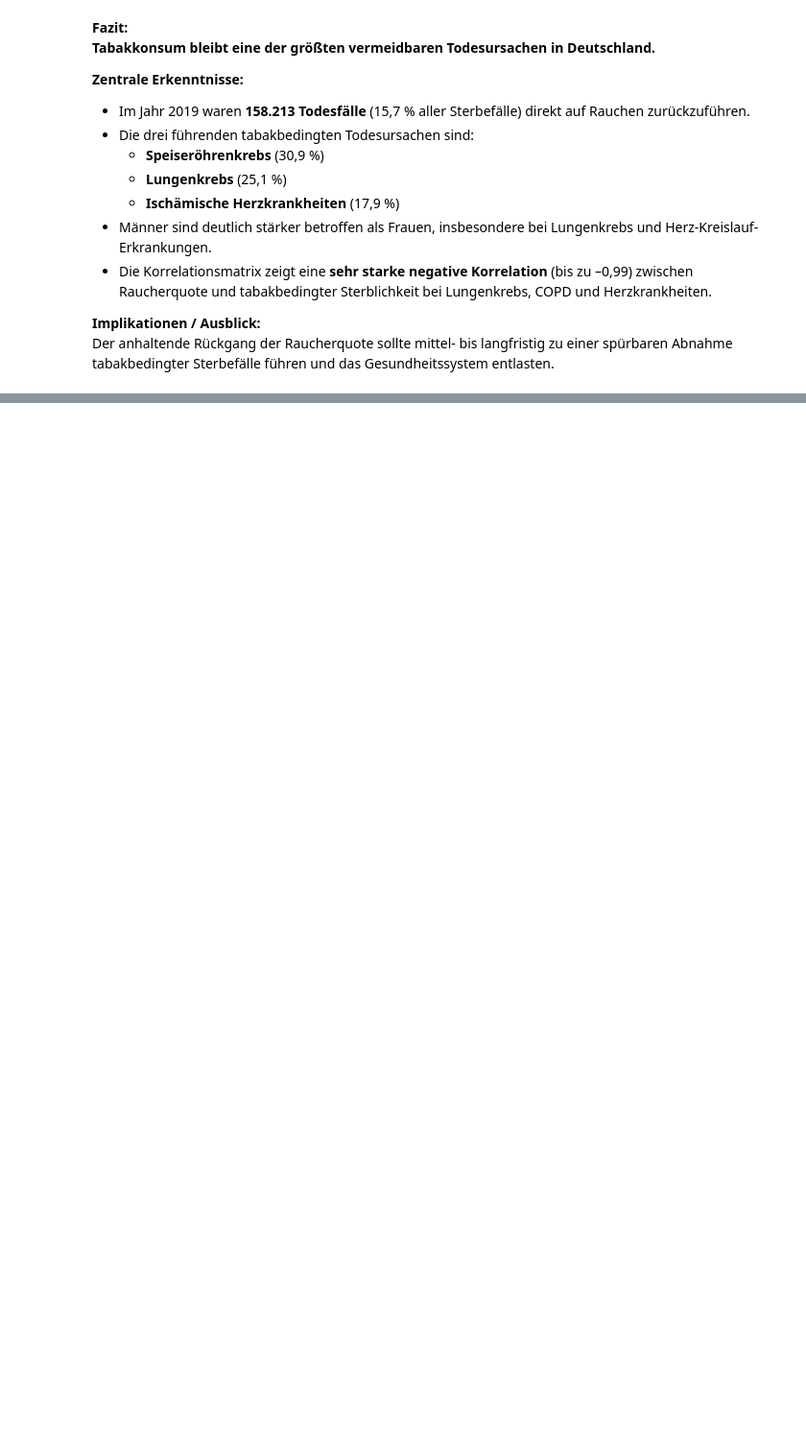
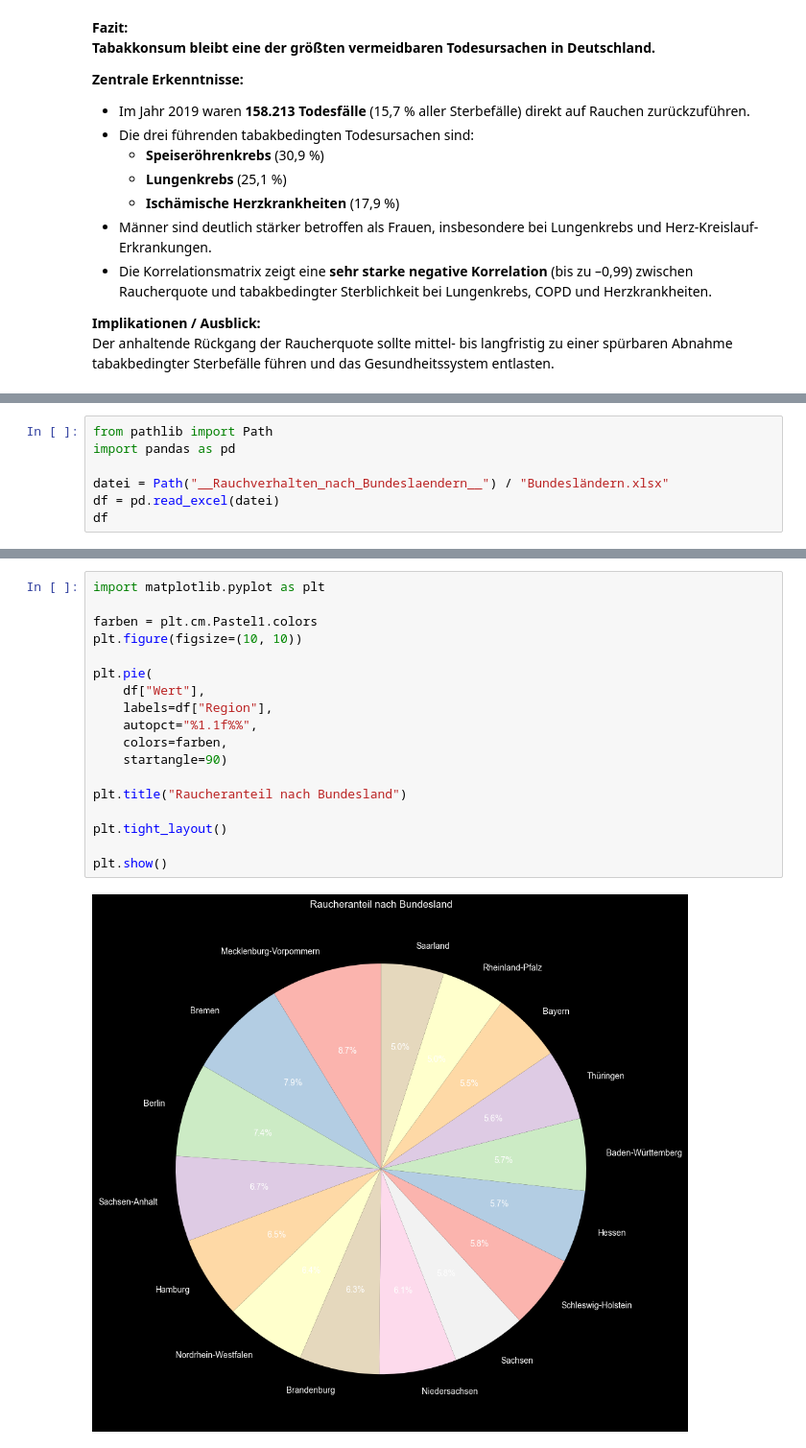
Before and after one commit to evda1011/Informprojekt_SoSe2026, a Jupyter notebook: Performance_Final.ipynb, the cells around one changed output, grey strips where cells are left out. Shown at 96% size. Cells and saved outputs as stored; diff of their text form; blank space fills up the shorter version.

```diff
--- a/Performance_Final.ipynb
+++ b/Performance_Final.ipynb
@@ -109,0 +254,7 @@ Der anhaltende Rückgang der Raucherquote sollte mittel- bis langfristig zu eine
+# %%
+from pathlib import Path
+import pandas as pd
+
+datei = Path("__Rauchverhalten_nach_Bundeslaendern__") / "Bundesländern.xlsx"
+df = pd.read_excel(datei)
+df
@@ -109,0 +298,20 @@ Der anhaltende Rückgang der Raucherquote sollte mittel- bis langfristig zu eine
+# %%
+import matplotlib.pyplot as plt
+
+farben = plt.cm.Pastel1.colors
+plt.figure(figsize=(10, 10))
+
+plt.pie(
+    df["Wert"],
+    labels=df["Region"],
+    autopct="%1.1f%%",
+    colors=farben,
+    startangle=90)
+
+plt.title("Raucheranteil nach Bundesland")
+
+plt.tight_layout()
+
+plt.show()
+# %% [output]
+[figure, added]
```
Also changed, not shown: parts of 38 cells of this notebook, 2 other files.
